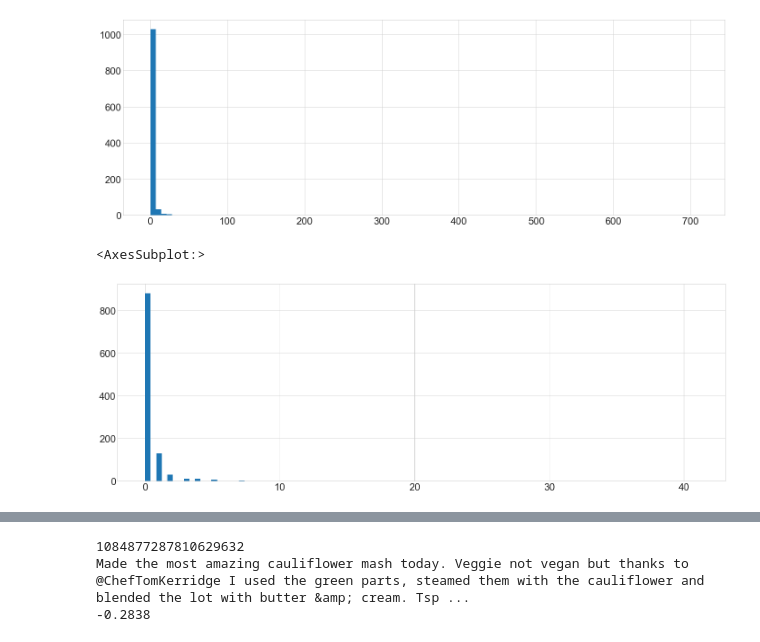
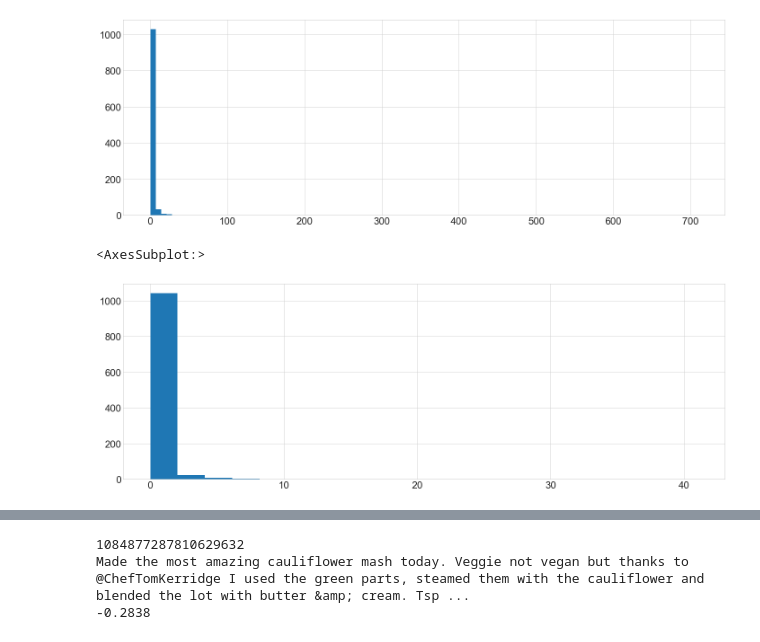
Before and after one commit to UKDataServiceOpen/working-with-twitter-data, a Jupyter notebook: TidyingDemo.ipynb, the cells around one changed output, grey strips where cells are left out. Cells and saved outputs as stored; diff of their text form; code cells hidden in the pictures.

```diff
--- a/TidyingDemo.ipynb
+++ b/TidyingDemo.ipynb
@@ -381,8 +456,8 @@ data['public_metrics.like_count'].hist(bins=100)
 [figure]
 # %%
 # And we see similar with retweets, even harder to come by as an echo of messaging rather than approval.
-data['public_metrics.retweet_count'].hist(bins=100)
+data['public_metrics.retweet_count'].hist(bins=20)
 # %% [output]
 <AxesSubplot:>
-[figure, old version]
+[figure, new version]
 # %%
```
Also changed, not shown: parts of 17 cells of this notebook.
